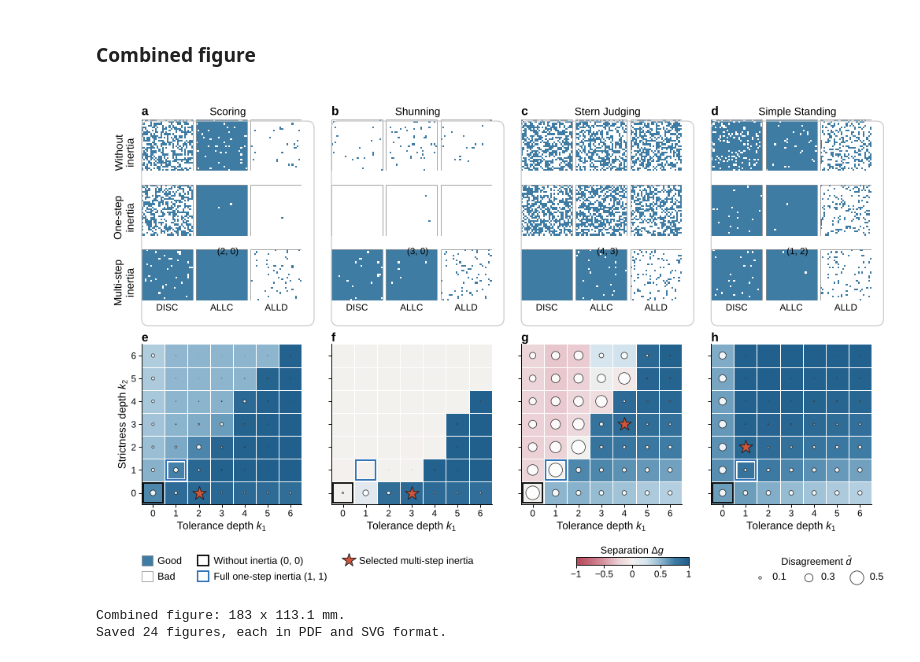
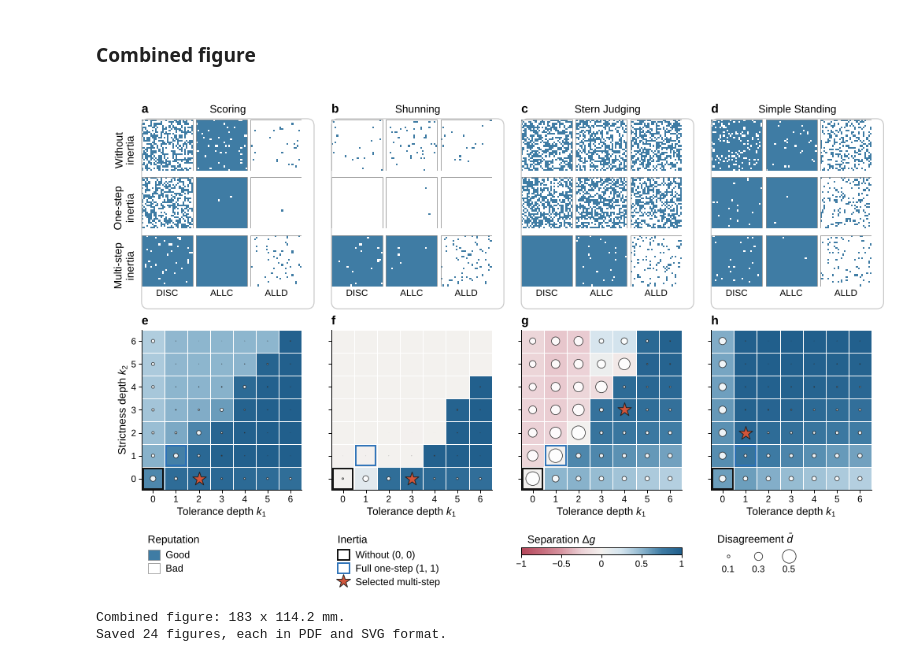
Before and after one commit to JoeWynn7/IR_paper, a Jupyter notebook: verified/figure2_ed1/Figure2.ipynb, the cells around one changed output. Saved outputs shown, nothing was run; the diff lists cells and outputs as text; code cells hidden in the pictures.

```diff
--- a/verified/figure2_ed1/Figure2.ipynb
+++ b/verified/figure2_ed1/Figure2.ipynb
@@ -386,9 +385,9 @@ GOOD_COLOR = COOPERATION_RAMP[6]
 BAD_COLOR = "#FFFFFF"
 MATRIX_EDGE = "#8C8C8C"
 FRAME_EDGE = "#C8C8C8"
-REFERENCE_STYLE = {"without_inertia": dict(color="#111111", label="Without inertia (0, 0)"),
-                   "one_step": dict(color="#2D72B8", label="Full one-step inertia (1, 1)"),
-                   "multi_step": dict(color="#D1553A", edge=INK, label="Selected multi-step inertia")}
+REFERENCE_STYLE = {"without_inertia": dict(color="#111111", label="Without (0, 0)"),
+                   "one_step": dict(color="#2D72B8", label="Full one-step (1, 1)"),
+                   "multi_step": dict(color="#D1553A", edge=INK, label="Selected multi-step")}
 ROW_LABELS = {"without_inertia": "Without\ninertia", "one_step": "One-step\ninertia", "multi_step": "Multi-step\ninertia"}
 
 # Layout of the combined figure (mm). Single panels reuse PANEL_WIDTH, MATRIX_HEIGHT and DEPTH_SIZE.
@@ -479,8 +478,6 @@ def bubble_area(disagreement):
 def reference_box(axis, x, y, regime):
     style = REFERENCE_STYLE[regime]
     box = Rectangle((x - .44, y - .44), .88, .88, fill=False, edgecolor=style["color"], linewidth=BOX_WIDTH, zorder=4)
-    if regime == "one_step":
-        box.set_path_effects([patheffects.Stroke(linewidth=BOX_WIDTH + 1.4, foreground="white"), patheffects.Normal()])
     axis.add_patch(box)
 
 
@@ -589,11 +586,13 @@ Saved seven text-free key elements as PDF and SVG.
 # Vertical layout (mm from the top edge).
 TITLE_BASELINE = 3.6
 FRAME_TOP = 5.
-ROW_GAP, TARGET_LABEL_SPACE = 3.2, 3.
+ROW_GAP, TARGET_LABEL_SPACE = 1.5, 3.
 FRAME_HEIGHT = FRAME_PAD + 3 * MATRIX_HEIGHT + 2 * ROW_GAP + TARGET_LABEL_SPACE + 1.
 DEPTH_TOP = FRAME_TOP + FRAME_HEIGHT + 6.
-KEY_TOP = DEPTH_TOP + DEPTH_SIZE + 9.5
-FIGURE_HEIGHT = KEY_TOP + 8.5
+KEY_HEADING = DEPTH_TOP + DEPTH_SIZE + 11.     # baseline of the four key headings
+KEY_BODY = KEY_HEADING + 1.5                   # top of the key contents
+KEY_BAR_HEIGHT = 1.8                           # colour bar thickness; bubbles are centred on it
+FIGURE_HEIGHT = KEY_BODY + 10.
 
 figure = plt.figure(figsize=(FIGURE_WIDTH * MM, FIGURE_HEIGHT * MM))
 to_mm = mm_transform(figure)
@@ -607,6 +606,11 @@ def text_mm(x, top, string, **kwargs):
     figure.text(x, FIGURE_HEIGHT - top, string, transform=to_mm, **kwargs)
 
 
+def column_left(column):
+    """Left edge of the panels in a column (mm)."""
+    return LEFT + column * (COLUMN_WIDTH + COLUMN_GAP) + FRAME_PAD
+
+
 for column, norm in enumerate(NORMS):
     x0 = LEFT + column * (COLUMN_WIDTH + COLUMN_GAP)
     figure.patches.append(FancyBboxPatch((x0, FIGURE_HEIGHT - FRAME_TOP - FRAME_HEIGHT), COLUMN_WIDTH, FRAME_HEIGHT,
@@ -617,57 +621,65 @@ for column, norm in enumerate(NORMS):
         top = FRAME_TOP + FRAME_PAD + row * (MATRIX_HEIGHT + ROW_GAP)
         axis = add_axes_mm(x0 + FRAME_PAD, top, PANEL_WIDTH, MATRIX_HEIGHT)
         draw_matrix(axis, matrices[norm, regime], show_targets=(regime == REGIMES[-1]))
-        if regime == "multi_step":
-            k1, k2 = MULTISTEP_DEPTHS[norm]
-            text_mm(x0 + COLUMN_WIDTH / 2, top - .7, f"({k1}, {k2})", ha="center", va="baseline", fontsize=6)
         if column == 0:
             text_mm(LEFT - 4., top + MATRIX_HEIGHT / 2, ROW_LABELS[regime], rotation=90, ha="center", va="center",
                 fontsize=7, linespacing=1.1, multialignment="center")
 
     axis = add_axes_mm(x0 + FRAME_PAD, DEPTH_TOP, DEPTH_SIZE, DEPTH_SIZE)
     image = draw_depth(axis, norm)
     axis.set_xlabel(r"Tolerance depth $k_1$")
     if column == 0:
         axis.set_ylabel(r"Strictness depth $k_2$")
     else:
         axis.tick_params(labelleft=False)
     panel_label(figure, x0, FIGURE_HEIGHT - DEPTH_TOP + 2.4, chr(101 + column))
 
-# One key row: matrix colours and depth-map markers | separation colour bar | disagreement bubbles.
-key_centre = FIGURE_HEIGHT - KEY_TOP - 3.6
-handles = [Patch(facecolor=GOOD_COLOR, edgecolor=MATRIX_EDGE, linewidth=.4, label="Good"),
-           Patch(facecolor=BAD_COLOR, edgecolor=MATRIX_EDGE, linewidth=.4, label="Bad"),
-           Patch(facecolor="none", edgecolor=REFERENCE_STYLE["without_inertia"]["color"], linewidth=BOX_WIDTH,
-                 label=REFERENCE_STYLE["without_inertia"]["label"]),
-           Patch(facecolor="none", edgecolor=REFERENCE_STYLE["one_step"]["color"], linewidth=BOX_WIDTH,
-                 label=REFERENCE_STYLE["one_step"]["label"]),
-           Line2D([], [], marker="*", linestyle="none", markersize=np.sqrt(STAR_AREA), markerfacecolor=REFERENCE_STYLE["multi_step"]["color"],
-                  markeredgecolor=REFERENCE_STYLE["multi_step"]["edge"], markeredgewidth=.5, label=REFERENCE_STYLE["multi_step"]["label"])]
-figure.legend(handles=handles, ncol=3, loc="center left", bbox_to_anchor=(LEFT, key_centre), bbox_transform=to_mm,
-    handlelength=1.1, handleheight=1.1, columnspacing=1.6, labelspacing=.55)
+# Key: four groups, each aligned with one panel column, with headings on a shared baseline.
+# All headings are typeset as mathtext so plain and mathematical headings share one baseline.
+for column, heading in enumerate((r"$\mathrm{Reputation}$", r"$\mathrm{Inertia}$", r"$\mathrm{Separation}\ \Delta g$",
+                                  r"$\mathrm{Disagreement}\ \bar{d}$")):
+    text_mm(column_left(column), KEY_HEADING, heading, ha="left", va="baseline", fontsize=7)
 
-colorbar_axis = add_axes_mm(112., KEY_TOP + 2.7, *COLORBAR_SIZE)
+
+def key_entries(column, handles):
+    figure.legend(handles=handles, loc="upper left", bbox_to_anchor=(column_left(column), FIGURE_HEIGHT - KEY_BODY),
+        bbox_transform=to_mm, ncol=1, handlelength=1.2, handleheight=1.2, handletextpad=.6, labelspacing=.3,
+        borderpad=0., borderaxespad=0.)
+
+
+key_entries(0, [Patch(facecolor=GOOD_COLOR, edgecolor=MATRIX_EDGE, linewidth=.4, label="Good"),
+                Patch(facecolor=BAD_COLOR, edgecolor=MATRIX_EDGE, linewidth=.4, label="Bad")])
+key_entries(1, [Patch(facecolor="none", edgecolor=REFERENCE_STYLE[regime]["color"], linewidth=BOX_WIDTH,
+                      label=REFERENCE_STYLE[regime]["label"]) for regime in ("without_inertia", "one_step")]
+               + [Line2D([], [], marker="*", linestyle="none", markersize=np.sqrt(STAR_AREA),
+                         markerfacecolor=REFERENCE_STYLE["multi_step"]["color"], markeredgecolor=REFERENCE_STYLE["multi_step"]["edge"],
+                         markeredgewidth=.5, label=REFERENCE_STYLE["multi_step"]["label"])])
+
+# Separation: colour bar spanning the panel width, values underneath.
+bar_top = KEY_BODY + .6
+colorbar_axis = add_axes_mm(column_left(2), bar_top, PANEL_WIDTH, KEY_BAR_HEIGHT)
 colorbar = figure.colorbar(image, cax=colorbar_axis, orientation="horizontal", ticks=SEPARATION_TICKS)
-colorbar.ax.set_xticklabels(["\u22121", "\u22120.5", "0", "0.5", "1"])
+colorbar.ax.set_xticklabels(["−1", "−0.5", "0", "0.5", "1"])
 colorbar.outline.set_linewidth(.5)
-colorbar.ax.set_title(r"Separation $\Delta g$", fontsize=6.5, pad=2.)
 
-bubble_handles = [plt.scatter([], [], s=float(bubble_area(value)), facecolor="white", edgecolor=INK, linewidth=.4,
-    label=f"{value:.1f}") for value in BUBBLE_VALUES]
-figure.legend(handles=bubble_handles, title=r"Disagreement $\bar d$", ncol=3, loc="center right",
-    bbox_to_anchor=(FIGURE_WIDTH - RIGHT, key_centre), bbox_transform=to_mm, columnspacing=1.2, handletextpad=.3,
-    title_fontsize=6.5)
+# Disagreement: three bubbles centred on the colour-bar line, values underneath at the colour-bar label height.
+value_top = bar_top + KEY_BAR_HEIGHT + (plt.rcParams["xtick.major.size"] + plt.rcParams["xtick.major.pad"]) / 72 * 25.4
+bubble_x = [column_left(3) + 2.5 + 7. * i for i in range(len(BUBBLE_VALUES))]
+for x, value in zip(bubble_x, BUBBLE_VALUES):
+    figure.add_artist(Line2D([x], [FIGURE_HEIGHT - bar_top - KEY_BAR_HEIGHT / 2], transform=to_mm, linestyle="none",
+        marker="o", markersize=np.sqrt(bubble_area(value)), markerfacecolor="white", markeredgecolor=INK, markeredgewidth=.4))
+    text_mm(x, value_top, f"{value:.1f}", ha="center", va="top", fontsize=6)
 
 save_figure(figure, "Figure2_combined", tight=False)
 plt.show()
 print(f"Combined figure: {FIGURE_WIDTH:.0f} x {FIGURE_HEIGHT:.1f} mm.")
 
 expected_names = ([f"matrix_{norm}_{regime}" for norm in NORMS for regime in REGIMES] + [f"depth_{norm}" for norm in NORMS]
     + ["key_good", "key_bad", "key_without_inertia", "key_one_step", "key_multi_step", "key_disagreement", "key_separation"]
     + ["Figure2_combined"])
 assert all((FIGURES / f"{name}.{extension}").is_file() for name in expected_names for extension in ("pdf", "svg"))
 print(f"Saved {len(expected_names)} figures, each in PDF and SVG format.")
 # %% [output]
-[figure, old version]
+[figure, new version]
-Combined figure: 183 x 113.1 mm.
+Combined figure: 183 x 114.2 mm.
 Saved 24 figures, each in PDF and SVG format.
```
Also changed, not shown: parts of 2 cells of this notebook, 14 other files.
